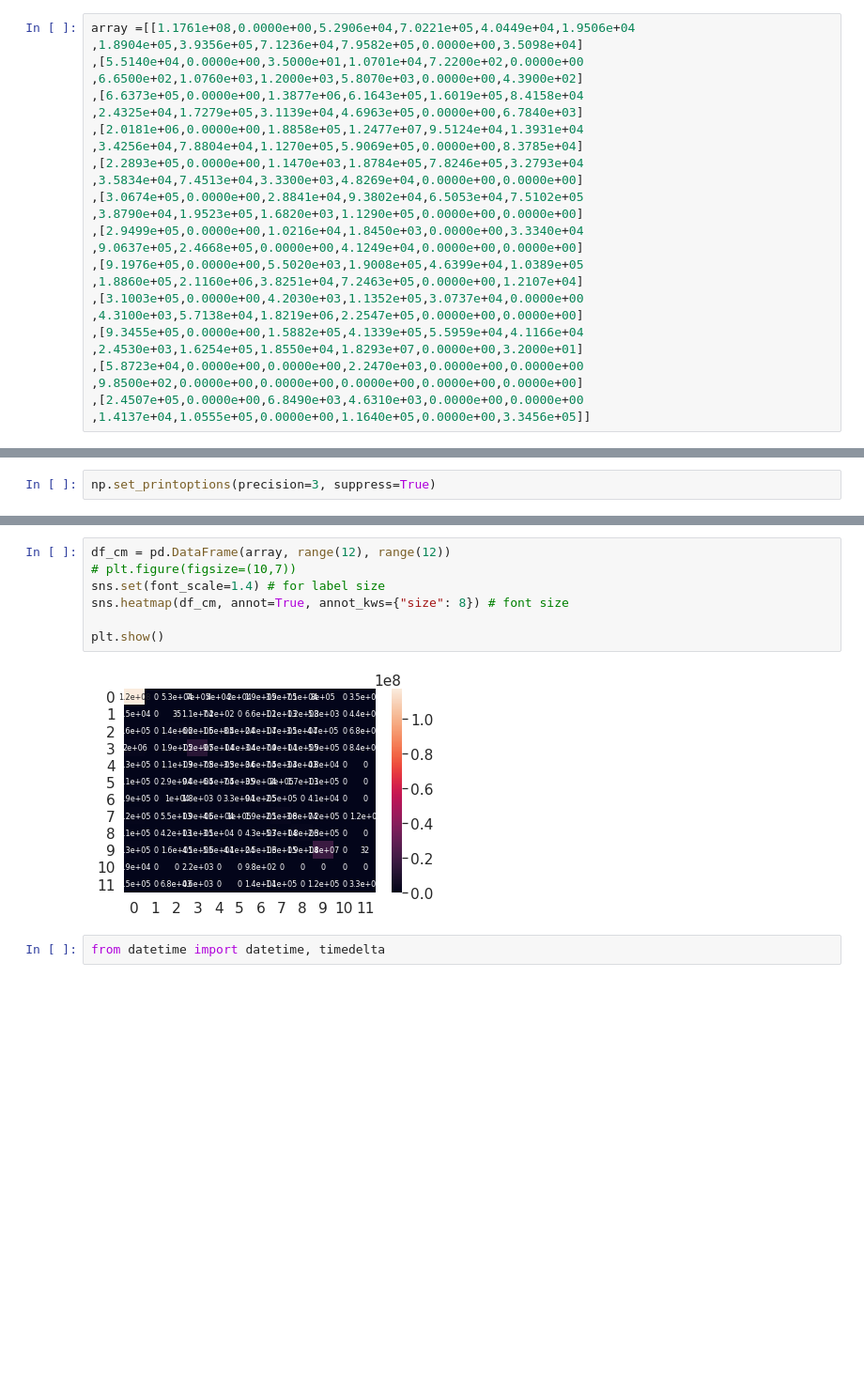
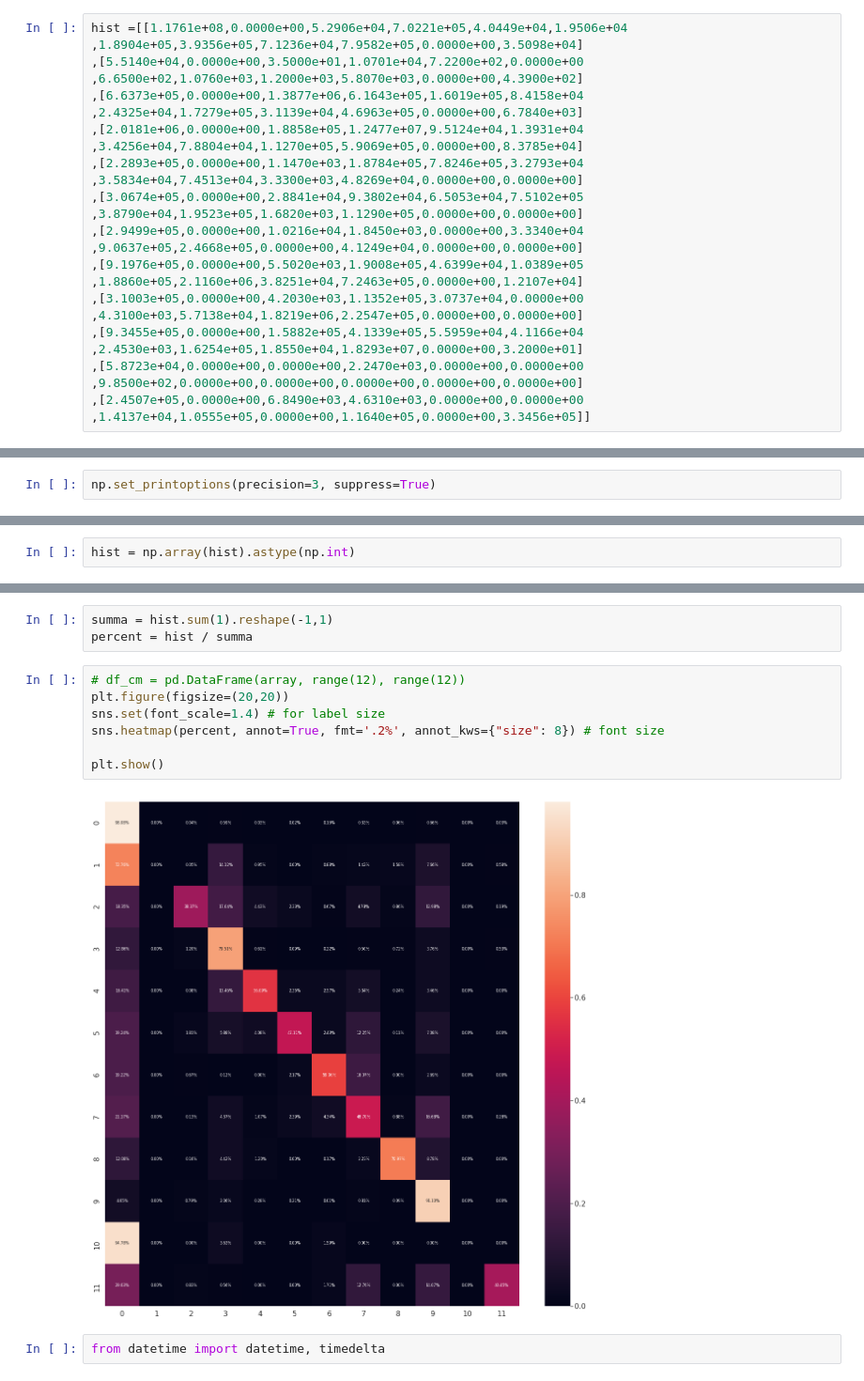
Before and after one commit to bcaitech1/p3-ims-obd-eagle-eye, a Jupyter notebook: experiment/jiyoung/exp/EDA.ipynb, the cells around one changed output, grey strips where cells are left out. Shown at 94% size. Saved outputs shown, nothing was run; the diff lists cells and outputs as text; blank space fills up the shorter version.

```diff
--- a/experiment/jiyoung/exp/EDA.ipynb
+++ b/experiment/jiyoung/exp/EDA.ipynb
@@ -551,7 +699,7 @@ array([[[list([1, 2, 3]), list([2, 3, 4])],
        [[list([4, 5]), list([2, 3])],
         [list([2, 3]), list([1, 3])]]], dtype=object)
 # %%
-array =[[1.1761e+08,0.0000e+00,5.2906e+04,7.0221e+05,4.0449e+04,1.9506e+04
+hist =[[1.1761e+08,0.0000e+00,5.2906e+04,7.0221e+05,4.0449e+04,1.9506e+04
 ,1.8904e+05,3.9356e+05,7.1236e+04,7.9582e+05,0.0000e+00,3.5098e+04]
 ,[5.5140e+04,0.0000e+00,3.5000e+01,1.0701e+04,7.2200e+02,0.0000e+00
 ,6.6500e+02,1.0760e+03,1.2000e+03,5.8070e+03,0.0000e+00,4.3900e+02]
@@ -579,0 +750,2 @@ np.set_printoptions(precision=3, suppress=True)
+# %%
+hist = np.array(hist).astype(np.int)
@@ -580,12 +772,15 @@ np.set_printoptions(precision=3, suppress=True)
+# %%
+summa = hist.sum(1).reshape(-1,1)
+percent = hist / summa
 # %%
-df_cm = pd.DataFrame(array, range(12), range(12))
-# plt.figure(figsize=(10,7))
+# df_cm = pd.DataFrame(array, range(12), range(12))
+plt.figure(figsize=(20,20))
 sns.set(font_scale=1.4) # for label size
-sns.heatmap(df_cm, annot=True, annot_kws={"size": 8}) # font size
+sns.heatmap(percent, annot=True, fmt='.2%', annot_kws={"size": 8}) # font size
 
 plt.show()
 # %% [output]
-[figure, old version]
+[figure, new version]
 # %%
 from datetime import datetime, timedelta
 # %%
```
Also changed, not shown: parts of 61 cells of this notebook, 5 other files.
